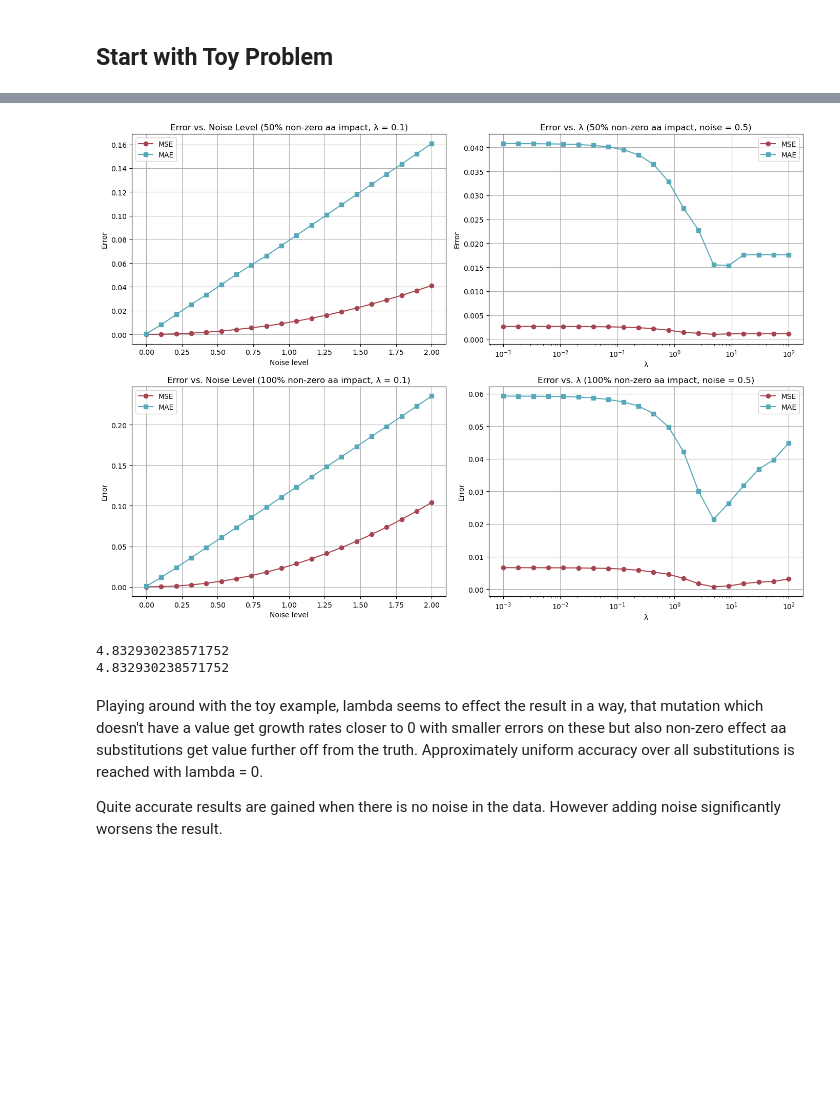
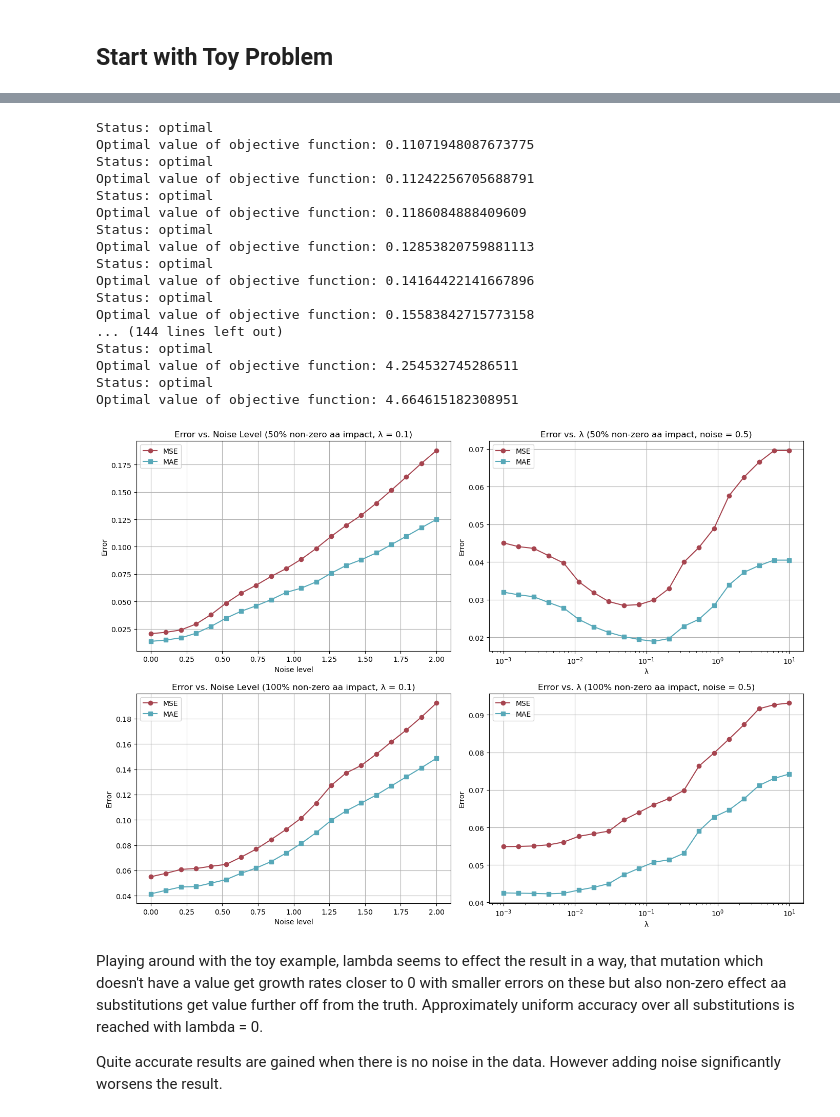
Before and after one commit to marie3003/mlr_predict_variant_composition, a Jupyter notebook: effects_aa_substitutions_fitness.ipynb, the cells around one changed output, grey strips where cells are left out. Cells and saved outputs as stored; diff of their text form; code cells hidden in the pictures; blank space fills up the shorter version.

```diff
--- a/effects_aa_substitutions_fitness.ipynb
+++ b/effects_aa_substitutions_fitness.ipynb
@@ -100,0 +43,4 @@ plot_true_vs_est(data['true_a'], est_a)
+# %%
+data = simulate_aa_substitution_data(n_variants, n_aachanges, percent_non0impact_aa=1, noise_level=0)
+est_a = estimate_aa_impact(data['delta_s'], data['C'], data['W'], _lambda=0)['a_est']
+plot_true_vs_est(data['true_a'], est_a)
@@ -110,12 +60,12 @@ def plot_true_vs_est_subplot(ax, true_a, est_a, title="", color="blue"):
     ax.grid(True)
 
 # --- Plot configuration ---
-n_variants = 20
-n_aachanges = 10
+n_variants = 50
+n_aachanges = 40
 noise_levels = [0.0, 0.1, 0.25, 0.5, 1.0]
-lambda_values = [0.0, 0.01, 0.1, 1.0, 10.0]
+lambda_values = [0.0, 0.001, 0.01, 0.1, 1.0]
 sparsity_levels = [0.0, 0.25, 0.5, 0.75, 1.0]
-lambda_fixed = 1
+lambda_fixed = 0.05
 noise_fixed = 0.3
 percent_non0impact_aa_fixed = 0.5
 
@@ -125,19 +75,19 @@ fig, axes = plt.subplots(3, 5, figsize=(20, 12))
 # Row 1: Different noise levels
 for i, noise in enumerate(noise_levels):
     data = simulate_aa_substitution_data(n_variants, n_aachanges, percent_non0impact_aa=percent_non0impact_aa_fixed, noise_level=noise)
-    est_a = estimate_aa_impact(data['delta_s'], data['C'], data['W'], _lambda=lambda_fixed)
+    est_a = estimate_aa_impact(data['delta_s'], data['C'], data['W'], _lambda=lambda_fixed)['a_est']
     plot_true_vs_est_subplot(axes[0, i], data['true_a'], est_a, title=f"Noise = {noise}", color="#a6444f")
 
 # Row 2: Different lambda values
 for i, _lambda in enumerate(lambda_values):
     data = simulate_aa_substitution_data(n_variants, n_aachanges, percent_non0impact_aa=percent_non0impact_aa_fixed, noise_level=noise_fixed)
-    est_a = estimate_aa_impact(data['delta_s'], data['C'], data['W'], _lambda=_lambda)
+    est_a = estimate_aa_impact(data['delta_s'], data['C'], data['W'], _lambda=_lambda)['a_est']
     plot_true_vs_est_subplot(axes[1, i], data['true_a'], est_a, title=f"λ = {_lambda}", color = "#57a8b8")
 
 # Row 3: Different sparsity levels (λ = 5)
 for i, sparsity in enumerate(sparsity_levels):
     data = simulate_aa_substitution_data(n_variants, n_aachanges, percent_non0impact_aa=sparsity, noise_level=noise_fixed)
-    est_a = estimate_aa_impact(data['delta_s'], data['C'], data['W'], _lambda=lambda_fixed)
+    est_a = estimate_aa_impact(data['delta_s'], data['C'], data['W'], _lambda=lambda_fixed)['a_est']
     plot_true_vs_est_subplot(axes[2, i], data['true_a'], est_a, title=f"% non-zero a = {int(100 * sparsity)}%", color="#80557e")
 
 # Row labels
@@ -153,16 +120,3 @@ plt.show()
-# %%
-# calculate mse
-def calculate_mse(est_a, true_a):
-    """
-    Calculate the mean squared error between estimated and true amino acid impacts.
-    """
-    return np.mean((est_a - true_a) ** 2)
-
-def calculate_mae(est_a, true_a):
-    """
-    Calculate the mean absolute error between estimated and true amino acid impacts.
-    """
-    return np.mean(np.abs(est_a - true_a))
 # %%
 def sweep_metric_over_param(param_values, param_name, n_variants, n_aachanges, percent_non0impact_aa, fixed_lambda=None, fixed_noise=None):
     mses, maes = [], []
@@ -173,9 +127,9 @@ def sweep_metric_over_param(param_values, param_name, n_variants, n_aachanges, p
         _lambda = val if param_name == "lambda" else fixed_lambda
 
         data = simulate_aa_substitution_data(n_variants, n_aachanges, percent_non0impact_aa, noise_level)
-        a_est = estimate_aa_impact(data['delta_s'], data['C'], data['W'], _lambda=_lambda)
+        a_est = estimate_aa_impact(data['delta_s'], data['C'], data['W'], _lambda=_lambda)['a_est']
 
-        mses.append(calculate_mse(a_est, data['true_a']))
+        mses.append(calculate_root_mse(a_est, data['true_a']))
         maes.append(calculate_mae(a_est, data['true_a']))
 
     return mses, maes
@@ -188,47 +142,56 @@ def plot_error_curves(ax, x, mse, mae, title, xlabel, xscale='linear'):
     ax.set_xlabel(xlabel)
     ax.set_ylabel('Error')
     ax.set_xscale(xscale)
     ax.legend()
     ax.grid(True)
 
 # --- Experiment config ---
-n_variants = 20
-n_aachanges = 10
-lambda_fixed = 0.1
-noise_fixed = 0.5
+n_variants = 50
+n_aachanges = 60
+lambda_fixed = 0.05
+noise_fixed = 0.3
 noise_levels = np.linspace(0.0, 2.0, 20)
-lambda_values = np.logspace(-3, 2, 20)
+lambda_values = np.logspace(-3, 1, 20)
 
 # --- Run sweeps ---
 mses_noise_50, maes_noise_50 = sweep_metric_over_param(noise_levels, "noise", n_variants, n_aachanges, 0.5, fixed_lambda=lambda_fixed)
 mses_lambda_50, maes_lambda_50 = sweep_metric_over_param(lambda_values, "lambda", n_variants, n_aachanges, 0.5, fixed_noise=noise_fixed)
 mses_noise_100, maes_noise_100 = sweep_metric_over_param(noise_levels, "noise", n_variants, n_aachanges, 1.0, fixed_lambda=lambda_fixed)
 mses_lambda_100, maes_lambda_100 = sweep_metric_over_param(lambda_values, "lambda", n_variants, n_aachanges, 1.0, fixed_noise=noise_fixed)
 
 # --- Plot all ---
 fig, axes = plt.subplots(2, 2, figsize=(14, 10))
 
 plot_error_curves(axes[0, 0], noise_levels, mses_noise_50, maes_noise_50,
                   "Error vs. Noise Level (50% non-zero aa impact, λ = 0.1)", "Noise level")
 plot_error_curves(axes[0, 1], lambda_values, mses_lambda_50, maes_lambda_50,
                   "Error vs. λ (50% non-zero aa impact, noise = 0.5)", "λ", xscale='log')
 plot_error_curves(axes[1, 0], noise_levels, mses_noise_100, maes_noise_100,
                   "Error vs. Noise Level (100% non-zero aa impact, λ = 0.1)", "Noise level")
 plot_error_curves(axes[1, 1], lambda_values, mses_lambda_100, maes_lambda_100,
                   "Error vs. λ (100% non-zero aa impact, noise = 0.5)", "λ", xscale='log')
 
 plt.tight_layout()
 plt.show()
 # %% [output]
+Status: optimal
+Optimal value of objective function: 0.11071948087673775
+Status: optimal
+Optimal value of objective function: 0.11242256705688791
+Status: optimal
+Optimal value of objective function: 0.1186084888409609
+Status: optimal
+Optimal value of objective function: 0.12853820759881113
+Status: optimal
+Optimal value of objective function: 0.14164422141667896
+Status: optimal
+Optimal value of objective function: 0.15583842715773158
+... (144 lines left out)
+Status: optimal
+Optimal value of objective function: 4.254532745286511
+Status: optimal
+Optimal value of objective function: 4.664615182308951
-[figure, old version]
+[figure, new version]
-# %%
-# optimal lambda values
-
-print(lambda_values[np.where(mses_lambda_50 == np.min(mses_lambda_50))[0][0]])
-print(lambda_values[np.where(mses_lambda_100 == np.min(mses_lambda_100))[0][0]])
-# %% [output]
-4.832930238571752
-4.832930238571752
 # %% [markdown]
 Playing around with the toy example, lambda seems to effect the result in a way, that mutation which doesn't have a value get growth rates closer to 0 with smaller errors on these but also non-zero effect aa substitutions get value further off from the truth. Approximately uniform accuracy over all substitutions is reached with lambda = 0.
 
```
Also changed, not shown: parts of 46 cells of this notebook, 5 other files.
